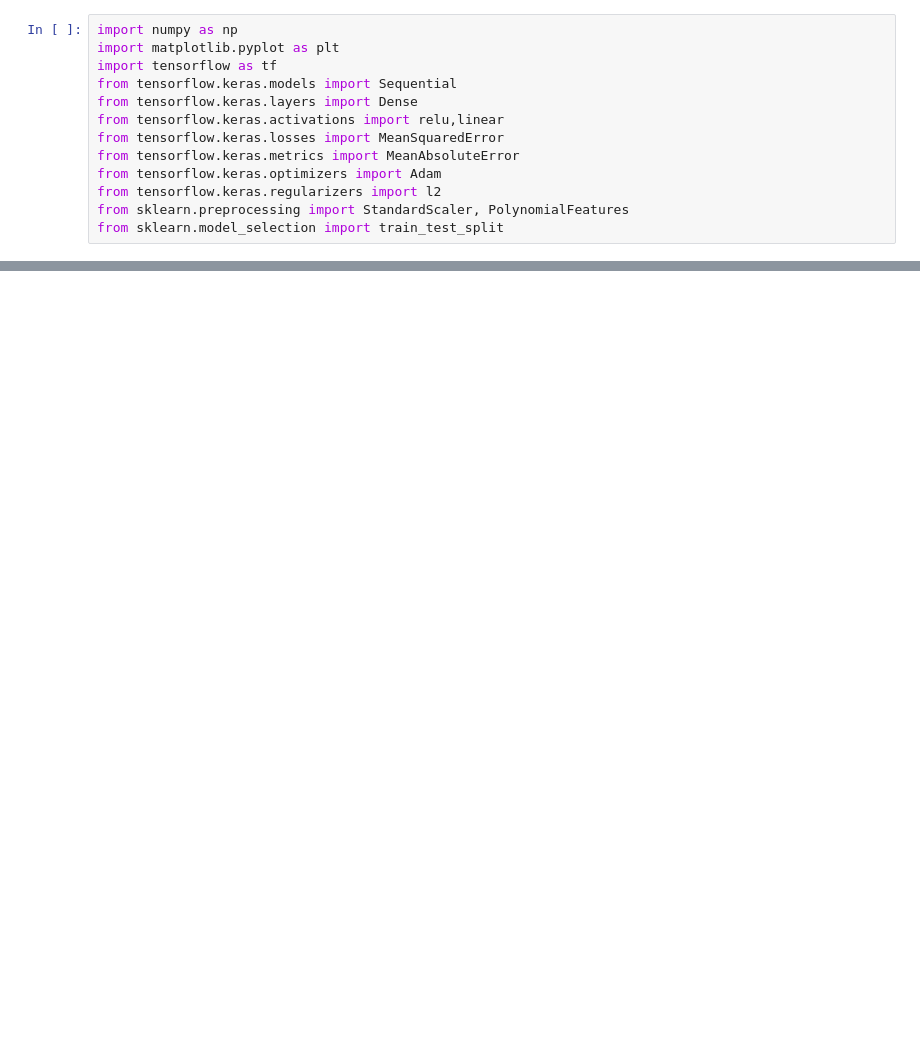
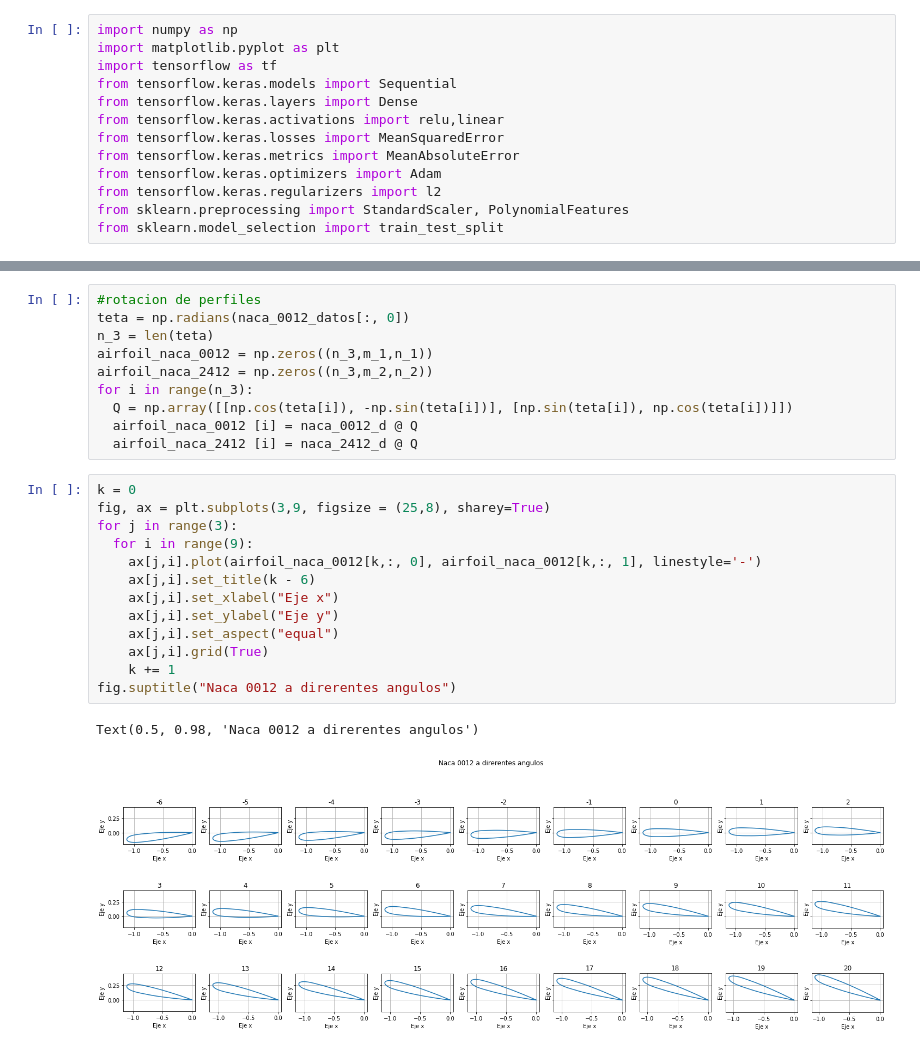
Before and after one commit to Marcos-JV/project_airfoil, a Jupyter notebook: Prediccion_para_perfiles_alares.ipynb, the cells around one changed output, grey strips where cells are left out. Drawn from its saved outputs; the diff is of its cells as text; blank space fills up the shorter version.

```diff
--- a/Prediccion_para_perfiles_alares.ipynb
+++ b/Prediccion_para_perfiles_alares.ipynb
@@ -40,0 +81,26 @@ plt.show()
+# %%
+#rotacion de perfiles
+teta = np.radians(naca_0012_datos[:, 0])
+n_3 = len(teta)
+airfoil_naca_0012 = np.zeros((n_3,m_1,n_1))
+airfoil_naca_2412 = np.zeros((n_3,m_2,n_2))
+for i in range(n_3):
+  Q = np.array([[np.cos(teta[i]), -np.sin(teta[i])], [np.sin(teta[i]), np.cos(teta[i])]])
+  airfoil_naca_0012 [i] = naca_0012_d @ Q
+  airfoil_naca_2412 [i] = naca_2412_d @ Q
+# %%
+k = 0
+fig, ax = plt.subplots(3,9, figsize = (25,8), sharey=True)
+for j in range(3):
+  for i in range(9):
+    ax[j,i].plot(airfoil_naca_0012[k,:, 0], airfoil_naca_0012[k,:, 1], linestyle='-')
+    ax[j,i].set_title(k - 6)
+    ax[j,i].set_xlabel("Eje x")
+    ax[j,i].set_ylabel("Eje y")
+    ax[j,i].set_aspect("equal")
+    ax[j,i].grid(True)
+    k += 1
+fig.suptitle("Naca 0012 a direrentes angulos")
+# %% [output]
+Text(0.5, 0.98, 'Naca 0012 a direrentes angulos')
+[figure, added]
```
Also changed, not shown: parts of 6 cells of this notebook.
